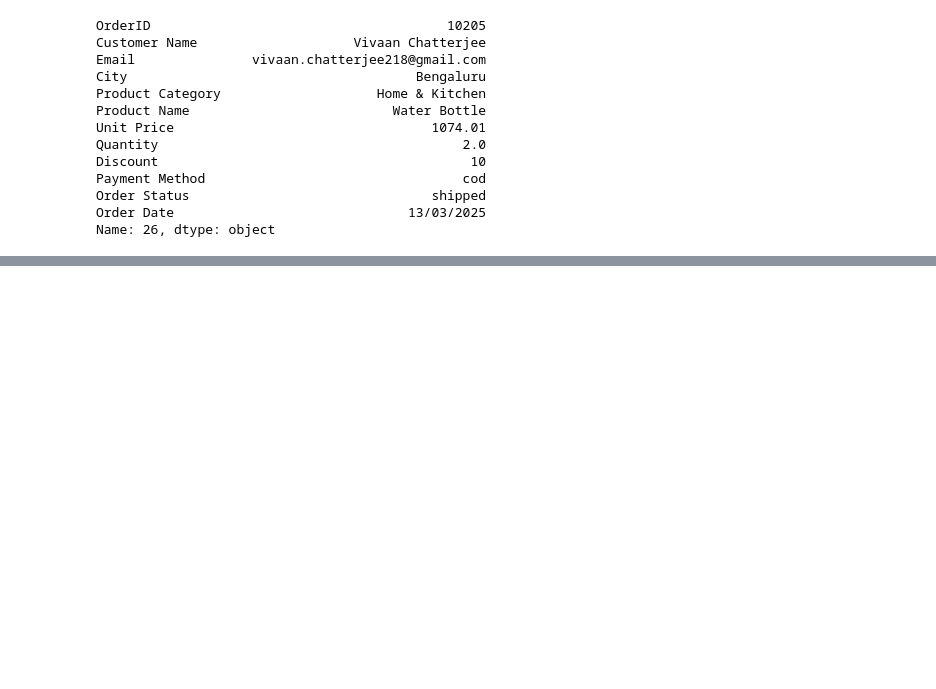
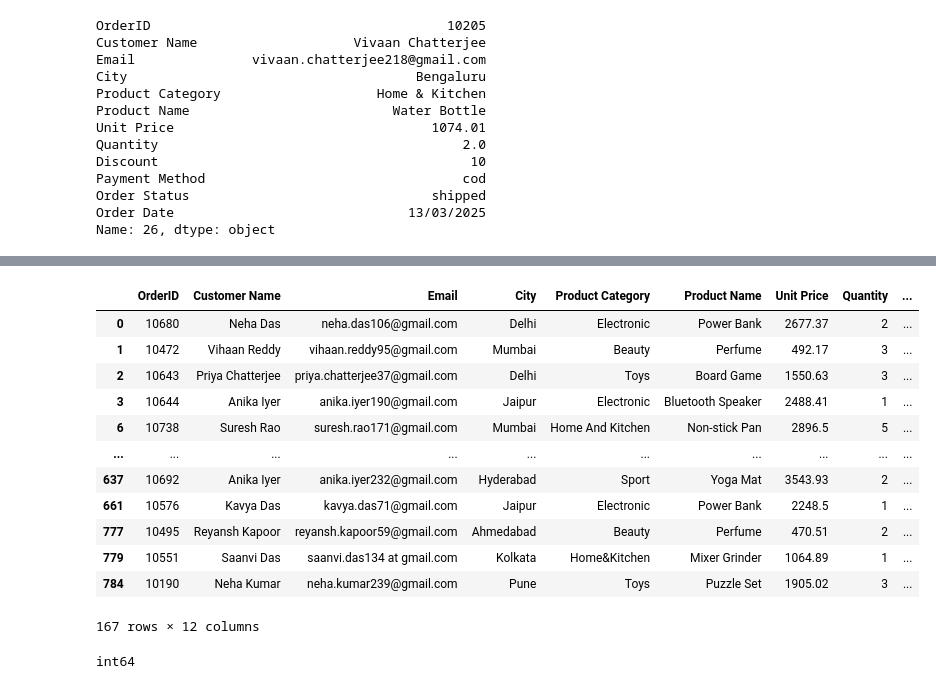
Before and after one commit to harsha0p6300/Python_Numpy-pandas, a Jupyter notebook: data_clean.ipynb, the cells around one changed output, grey strips where cells are left out. Saved outputs shown, nothing was run; the diff lists cells and outputs as text; code cells hidden in the pictures; blank space fills up the shorter version.

```diff
--- a/data_clean.ipynb
+++ b/data_clean.ipynb
@@ -184,0 +267,22 @@ Name: 26, dtype: object
+# %%
+#Converting to the numeric
+df["Discount"] = pd.to_numeric(df["Discount"])
+df
+# %% [output]
+|  | OrderID | Customer Name | Email | City | Product Category | Product Name | Unit Price | Quantity | ... |
+| 0 | 10680 | Neha Das | neha.das106@gmail.com | Delhi | Electronic | Power Bank | 2677.37 | 2 | ... |
+| 1 | 10472 | Vihaan Reddy | vihaan.reddy95@gmail.com | Mumbai | Beauty | Perfume | 492.17 | 3 | ... |
+| 2 | 10643 | Priya Chatterjee | priya.chatterjee37@gmail.com | Delhi | Toys | Board Game | 1550.63 | 3 | ... |
+| 3 | 10644 | Anika Iyer | anika.iyer190@gmail.com | Jaipur | Electronic | Bluetooth Speaker | 2488.41 | 1 | ... |
+| 6 | 10738 | Suresh Rao | suresh.rao171@gmail.com | Mumbai | Home And Kitchen | Non-stick Pan | 2896.5 | 5 | ... |
+| ... | ... | ... | ... | ... | ... | ... | ... | ... | ... |
+| 637 | 10692 | Anika Iyer | anika.iyer232@gmail.com | Hyderabad | Sport | Yoga Mat | 3543.93 | 2 | ... |
+| 661 | 10576 | Kavya Das | kavya.das71@gmail.com | Jaipur | Electronic | Power Bank | 2248.5 | 1 | ... |
+| 777 | 10495 | Reyansh Kapoor | reyansh.kapoor59@gmail.com | Ahmedabad | Beauty | Perfume | 470.51 | 2 | ... |
+| 779 | 10551 | Saanvi Das | saanvi.das134 at gmail.com | Kolkata | Home&Kitchen | Mixer Grinder | 1064.89 | 1 | ... |
+| 784 | 10190 | Neha Kumar | neha.kumar239@gmail.com | Pune | Toys | Puzzle Set | 1905.02 | 3 | ... |
+167 rows × 12 columns
+# %%
+print(df["Discount"].dtype)
+# %% [output]
+int64
```
Also changed, not shown: parts of 8 cells of this notebook.
